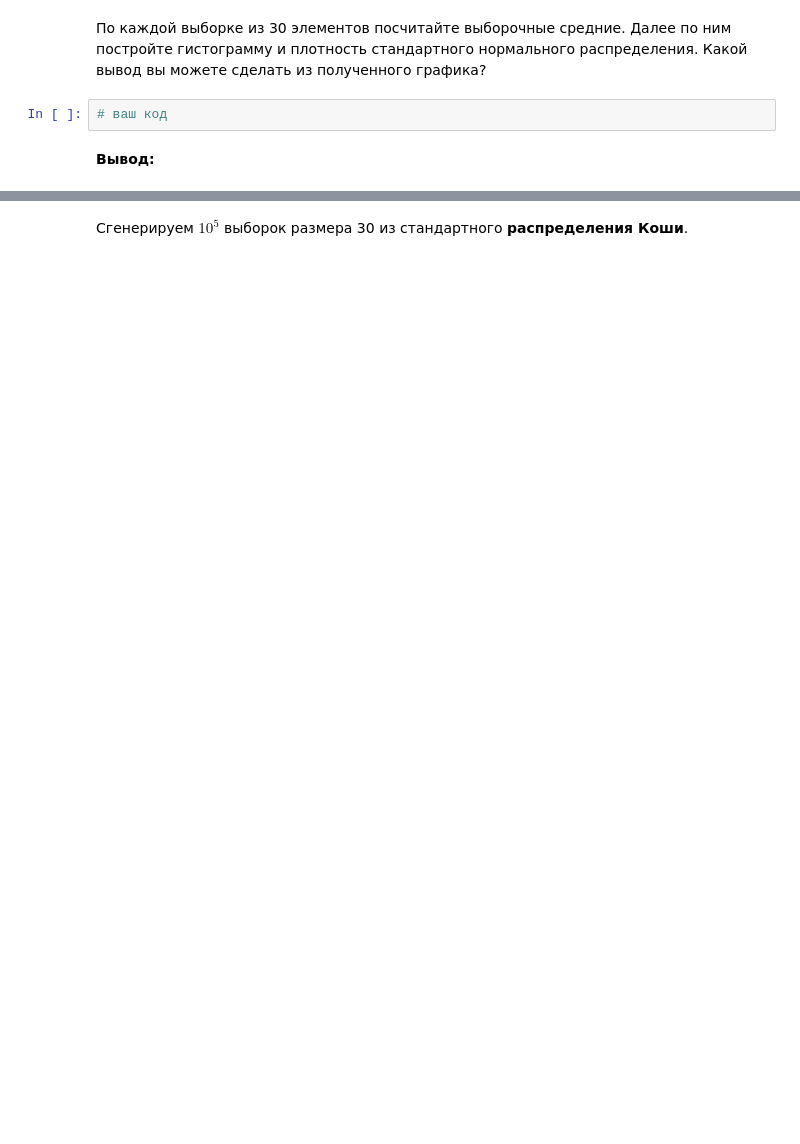
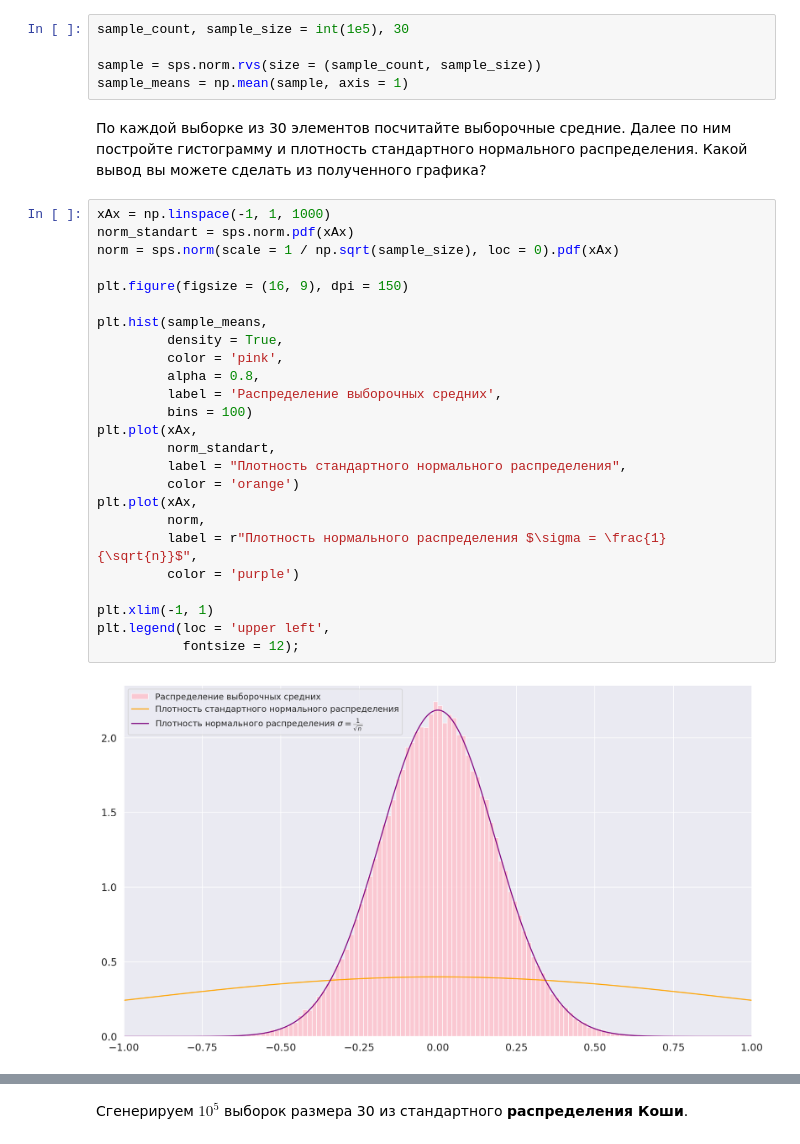
Before and after one commit to ShmakovVladimir/MLfirstSteps, a Jupyter notebook: seminar_4/hw4_part1.ipynb, the cells around one changed output, grey strips where cells are left out. Saved outputs shown, nothing was run; the diff lists cells and outputs as text; blank space fills up the shorter version.

```diff
--- a/seminar_4/hw4_part1.ipynb
+++ b/seminar_4/hw4_part1.ipynb
@@ -174,6 +231,34 @@ plt.legend();
+# %%
+sample_count, sample_size = int(1e5), 30
+
+sample = sps.norm.rvs(size = (sample_count, sample_size))
+sample_means = np.mean(sample, axis = 1)
 # %% [markdown]
 По каждой выборке из 30 элементов посчитайте выборочные средние. Далее по ним постройте гистограмму и плотность стандартного нормального распределения. Какой вывод вы можете сделать из полученного графика?
-# %%
-# ваш код
-# %% [markdown]
-**Вывод:**
+# %%
+xAx = np.linspace(-1, 1, 1000)
+norm_standart = sps.norm.pdf(xAx)
+norm = sps.norm(scale = 1 / np.sqrt(sample_size), loc = 0).pdf(xAx)
+
+plt.figure(figsize = (16, 9), dpi = 150)
+
+plt.hist(sample_means,
+         density = True,
+         color = 'pink',
+         alpha = 0.8,
+         label = 'Распределение выборочных средних',
+         bins = 100)
+plt.plot(xAx,
+         norm_standart,
+         label = "Плотность стандартного нормального распределения",
+         color = 'orange')
+plt.plot(xAx,
+         norm,
+         label = r"Плотность нормального распределения $\sigma = \frac{1}{\sqrt{n}}$",
+         color = 'purple')
+
+plt.xlim(-1, 1)
+plt.legend(loc = 'upper left',
+           fontsize = 12);
+# %% [output]
+[figure, added]
```
Also changed, not shown: parts of 21 cells of this notebook, 12 other files.
